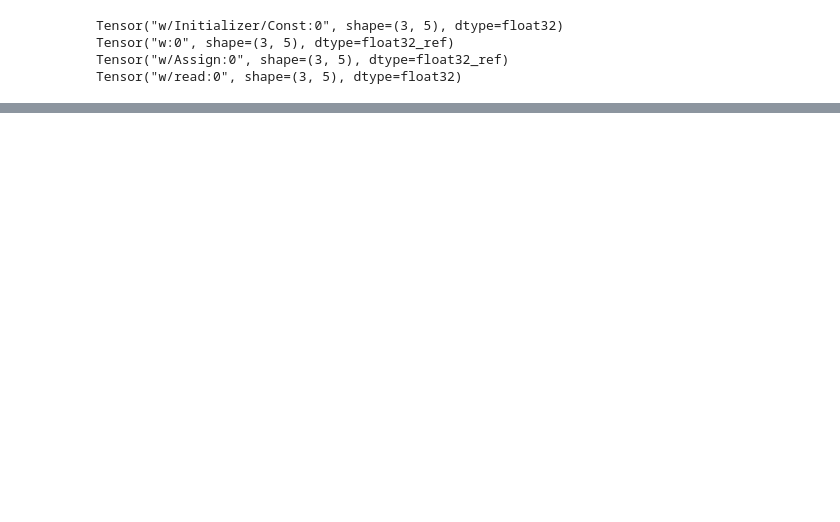
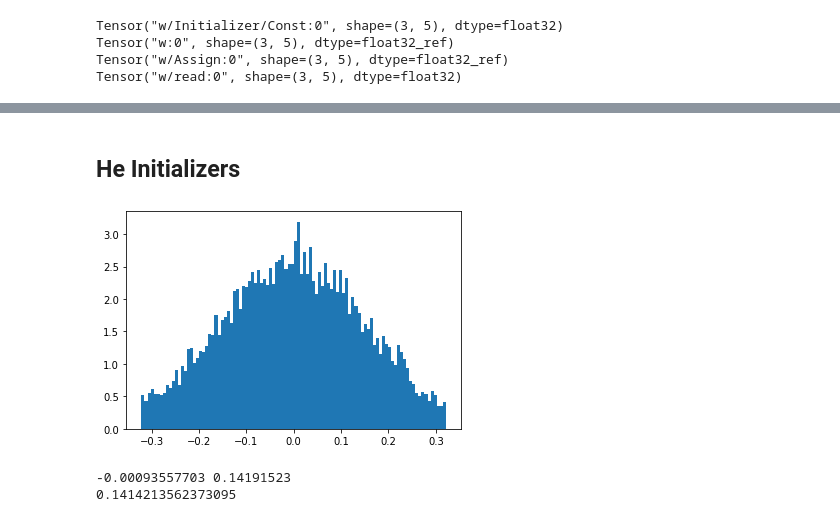
Before and after one commit to PinguKim9/2020_fall_DeepLearning, a Jupyter notebook: 03 Initializer.ipynb, the cells around one changed output, grey strips where cells are left out. Drawn from its saved outputs; the diff is of its cells as text; code cells hidden in the pictures; blank space fills up the shorter version.

```diff
--- a/03 Initializer.ipynb
+++ b/03 Initializer.ipynb
@@ -147,0 +194,23 @@ print(total_sum)
+# %% [markdown]
+## He Initializers
+# %%
+%matplotlib inline
+import tensorflow as tf
+import numpy as np
+import matplotlib.pyplot as plt
+tf.reset_default_graph()
+tf.set_random_seed(0)
+np.random.seed(0)
+init = tf.keras.initializers.he_normal()
+w = tf.get_variable('w', (100,100), dtype=tf.float32, initializer=init)
+with tf.Session() as sess:
+    tf.global_variables_initializer().run()
+    w_run = sess.run(w)
+plt.hist(w_run.reshape((-1,)), bins=100, density=True)
+plt.show()
+print(w_run.reshape((-1,)).mean(), w_run.reshape((-1,)).std())
+print(np.sqrt(2/100))
+# %% [output]
+[figure, added]
+-0.00093557703 0.14191523
+0.1414213562373095
```
Also changed, not shown: parts of 20 cells of this notebook.
